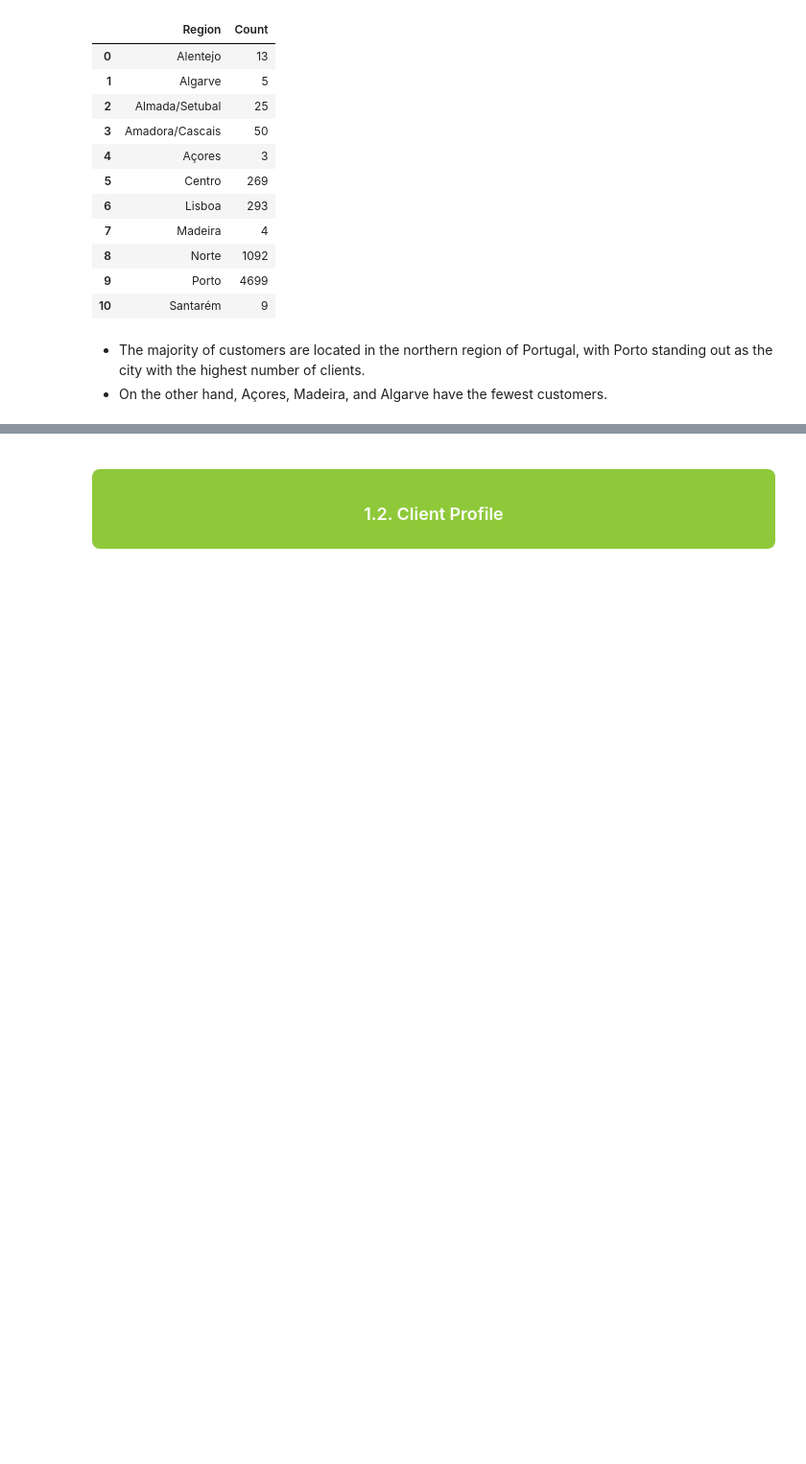
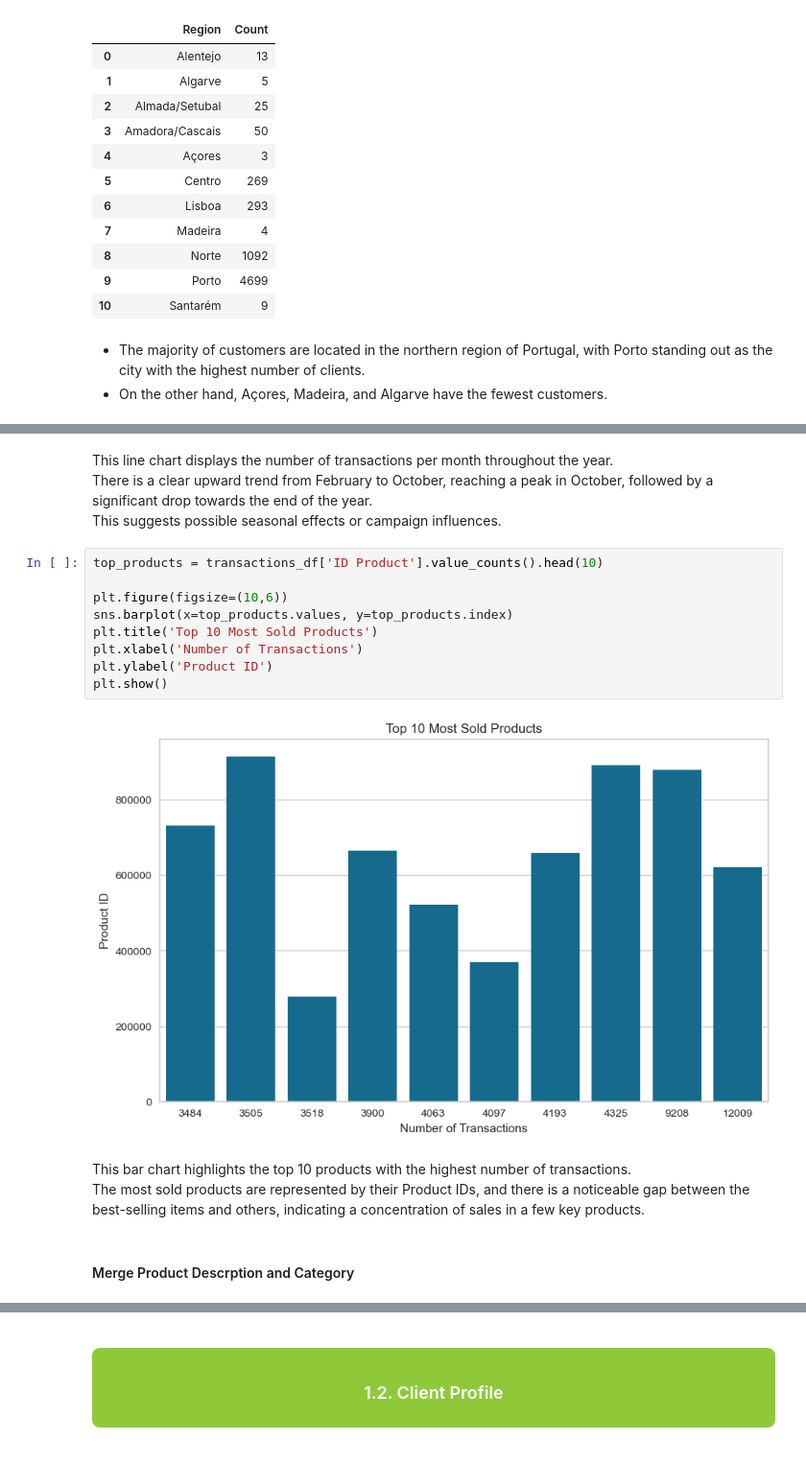
Before and after one commit to mariacpereira/teste-maria, a Jupyter notebook: Case_3.ipynb, the cells around one changed output, grey strips where cells are left out. Shown at 96% size. Saved outputs shown, nothing was run; the diff lists cells and outputs as text; blank space fills up the shorter version.

```diff
--- a/Case_3.ipynb
+++ b/Case_3.ipynb
@@ -544,0 +640,20 @@ region_count
+# %% [markdown]
+This line chart displays the number of transactions per month throughout the year.
+There is a clear upward trend from February to October, reaching a peak in October, followed by a significant drop towards the end of the year.
+This suggests possible seasonal effects or campaign influences.
+# %%
+top_products = transactions_df['ID Product'].value_counts().head(10)
+
+plt.figure(figsize=(10,6))
+sns.barplot(x=top_products.values, y=top_products.index)
+plt.title('Top 10 Most Sold Products')
+plt.xlabel('Number of Transactions')
+plt.ylabel('Product ID')
+plt.show()
+# %% [output]
+[figure, added]
+# %% [markdown]
+This bar chart highlights the top 10 products with the highest number of transactions.
+The most sold products are represented by their Product IDs, and there is a noticeable gap between the best-selling items and others, indicating a concentration of sales in a few key products.
+# %% [markdown]
+#### Merge Product Descrption and Category
```
Also changed, not shown: parts of 18 cells of this notebook.
